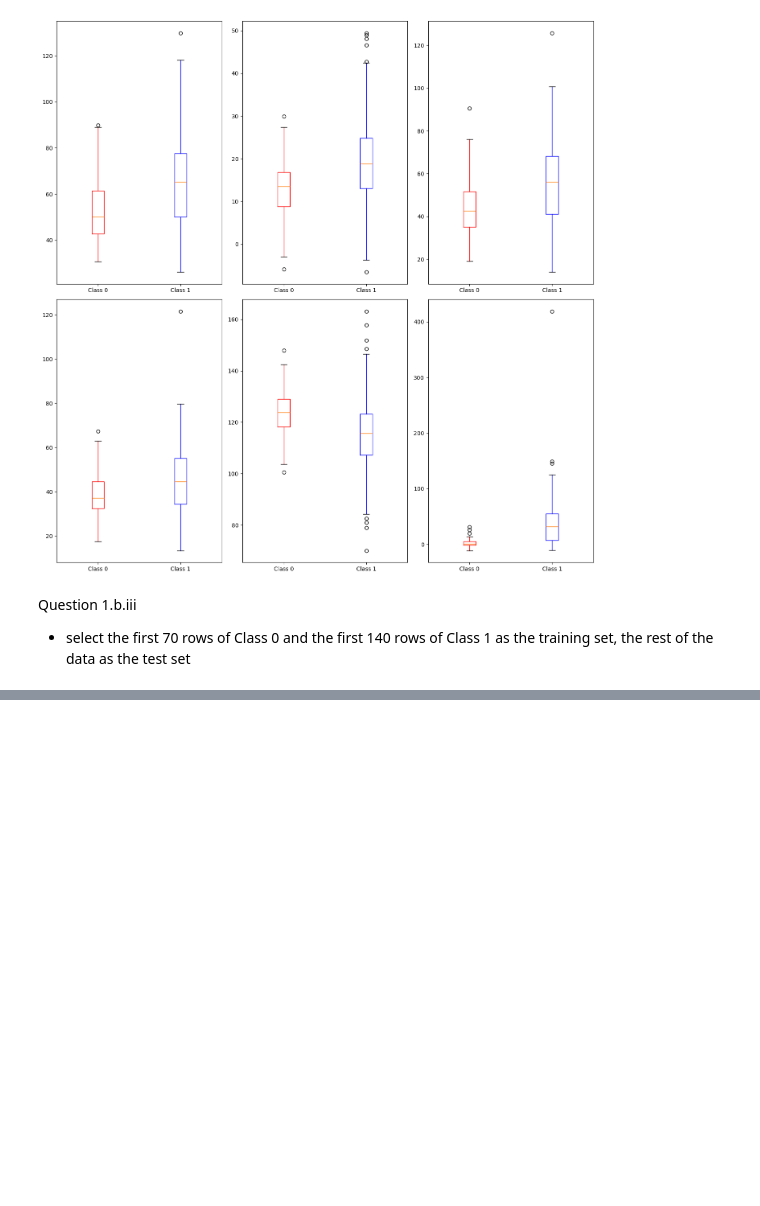
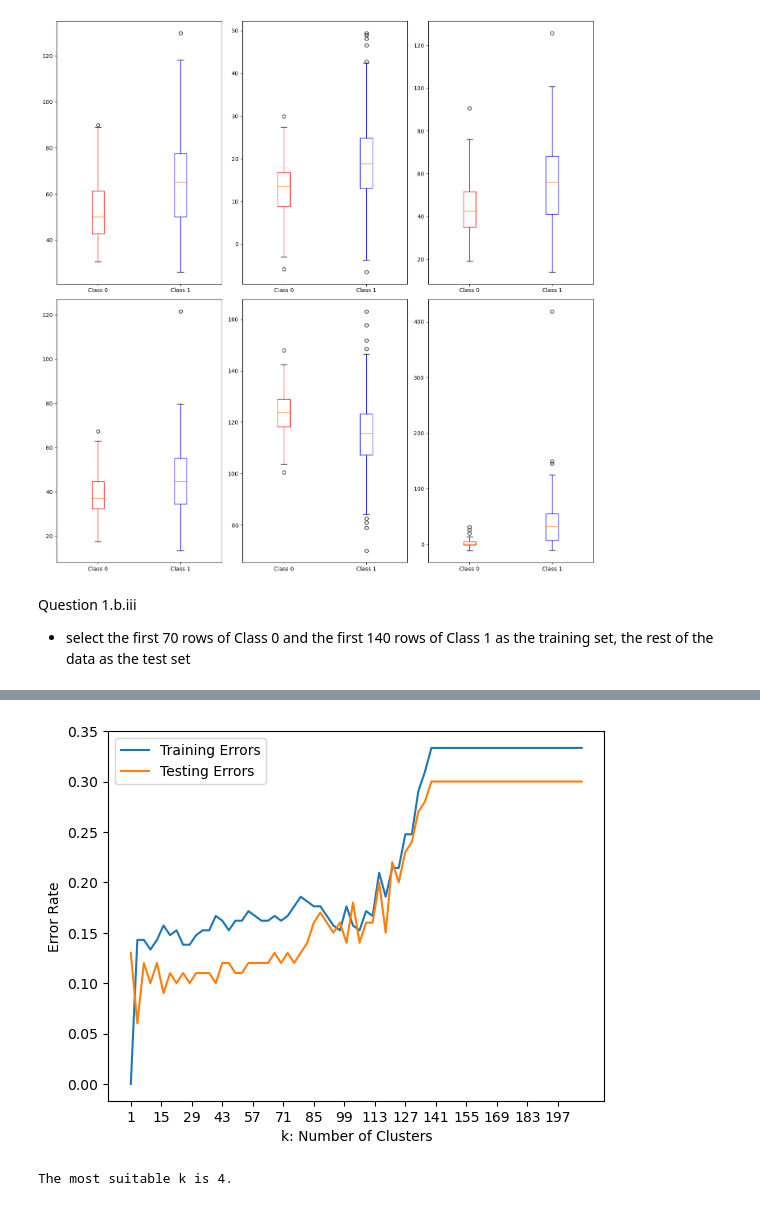
Before and after one commit to brynndafoe02/dsci552_summer2026, a Jupyter notebook: Dafoe_Brynn_HW1/notebook/Dafoe_Brynn_HW1.ipynb, the cells around one changed output, grey strips where cells are left out. Cells and saved outputs as stored; diff of their text form; code cells hidden in the pictures; blank space fills up the shorter version.

```diff
--- a/Dafoe_Brynn_HW1/notebook/Dafoe_Brynn_HW1.ipynb
+++ b/Dafoe_Brynn_HW1/notebook/Dafoe_Brynn_HW1.ipynb
@@ -92,0 +98,20 @@ testing = pd.concat([testing_0, testing_1])
+# %%
+# X Train = training data / features
+# Y Train = target values / labels
+
+x_training = training.iloc[:, :6] # get all rows, first 6 columns (the features, no class)
+y_training = training["class_binary"] # just the class
+
+x_testing = testing.iloc[:, :6] # features
+y_testing = testing["class_binary"] # class
+
+def k_neighbors_classifier(k: int) -> list:
+    k_n_n = KNeighborsClassifier(n_neighbors = k, metric = "euclidean")
+    k_n_n.fit(x_training, y_training) # features, labels
+
+    training_prediction = k_n_n.predict(x_training)
+    testing_prediction = k_n_n.predict(x_testing)
+
+    train_vs_test_pred = [training_prediction, testing_prediction]
+
+    return train_vs_test_pred
@@ -92,0 +125,33 @@ testing = pd.concat([testing_0, testing_1])
+# %%
+ks = list(range(1, 209, 3)) # 1, 4, 7, ..., 208
+
+training_errors = []
+testing_errors = []
+
+for k in ks:
+    train_vs_test_pred = k_neighbors_classifier(k) # [training_pred, testing_pred]
+
+    # 1 - accuracy = error
+    training_accuracy = accuracy_score(y_training, train_vs_test_pred[0])
+    testing_accuracy = accuracy_score(y_testing, train_vs_test_pred[1])
+
+    training_errors.append(1 - training_accuracy)
+    testing_errors.append(1 - testing_accuracy)
+# %%
+plt.plot(list(range(1, 209, 3)), training_errors, label = "Training Errors")
+plt.plot(list(range(1, 209, 3)), testing_errors, label = "Testing Errors")
+
+plt.xlabel("k: Number of Clusters")
+plt.ylabel("Error Rate")
+plt.xticks(range(1, 209, 14))
+plt.legend()
+plt.show()
+# %% [output]
+[figure, added]
+# %%
+smallest_error = min(testing_errors)
+error_index = testing_errors.index(smallest_error)
+most_suitable_k = ks[error_index]
+print(f"The most suitable k is {most_suitable_k}.")
+# %% [output]
+The most suitable k is 4.
```
Also changed, not shown: parts of 6 cells of this notebook.
